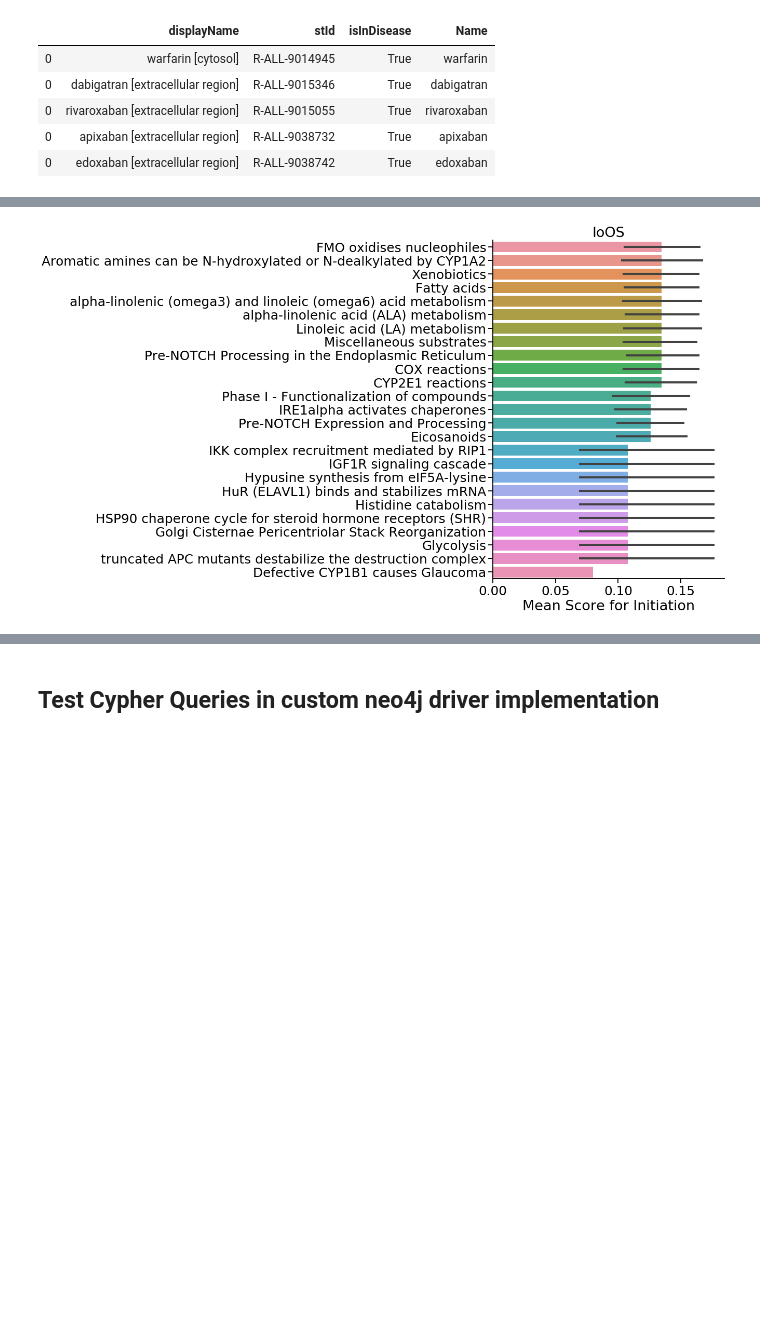
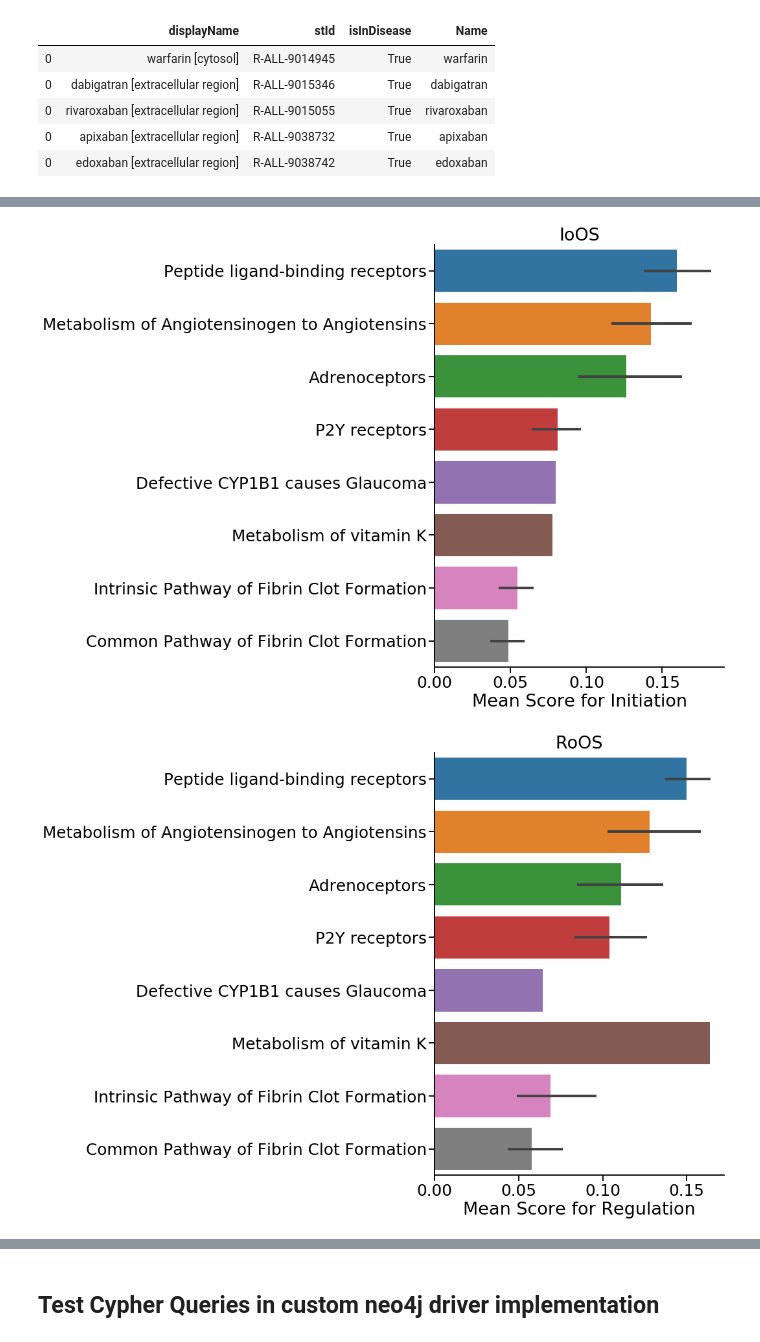
Before and after one commit to pinglab-intern/caseolap-pipeline, a Jupyter notebook: Explore_Drug_chemical_OxStress.ipynb, the cells around one changed output, grey strips where cells are left out. Saved outputs shown, nothing was run; the diff lists cells and outputs as text; code cells hidden in the pictures; blank space fills up the shorter version.

Commit message:
:pencil: drug to pathway connection specified

```diff
--- a/Explore_Drug_chemical_OxStress.ipynb
+++ b/Explore_Drug_chemical_OxStress.ipynb
@@ -151,0 +147,4 @@ pathways.to_csv('output/drug_reactome_pathways_caseolap.csv', index=False)
+# %%
+reactions = pd.read_csv('output/drug_reactome_reactions_caseolap.csv')
+print('Drugs remaining:', reactions.Drug.nunique())
+pd.DataFrame(reactions.groupby('Pathway').Drug.nunique()).sort_values(by='Drug', ascending=False)
@@ -152,24 +163,72 @@ pathways.to_csv('output/drug_reactome_pathways_caseolap.csv', index=False)
 # %%
+
+
+
 # Pathway by sum score in each category
 pathways_IoOS = pd.DataFrame(
-    pathways.groupby('Pathway').IoOS.mean()
+    reactions.groupby('Pathway').IoOS.mean()
 ).reset_index().sort_values(by='IoOS', ascending=False)
 pathways_IoOS.head()
 
 # Plotting top 15 and bottom 10 pathways
 sns.set_context('talk', font_scale=1.5)
 fig, ax = plt.subplots(figsize=(8, 12))
 sns.barplot(
     y='Pathway',
     x='IoOS',
-    order=pd.concat([pathways_IoOS.head(15), pathways_IoOS.tail(10)]).Pathway,
-    data=pathways,
+    order=pd.concat([pathways_IoOS.head(15), pathways_IoOS.tail(10)]).drop_duplicates().Pathway,
+    data=reactions,
     ax=ax
 )
 ax.set_xlabel('Mean Score for Initiation')
 ax.set_ylabel('')
 ax.set_title('IoOS')
 
 sns.despine()
+
+
+# Pathway by sum score in each category
+pathways_RoOS = pd.DataFrame(
+    reactions.groupby('Pathway').RoOS.mean()
+).reset_index().sort_values(by='RoOS', ascending=False)
+pathways_IoOS.head()
+
+# Plotting top 15 and bottom 10 pathways
+sns.set_context('talk', font_scale=1.5)
+fig, ax = plt.subplots(figsize=(8, 12))
+sns.barplot(
+    y='Pathway',
+    x='RoOS',
+    order=pd.concat([pathways_IoOS.head(15), pathways_IoOS.tail(10)]).drop_duplicates().Pathway,
+    data=reactions,
+    ax=ax
+)
+ax.set_xlabel('Mean Score for Regulation')
+ax.set_ylabel('')
+ax.set_title('RoOS')
+
+sns.despine()
+
+# Pathway by sum score in each category
+pathways_OoOS = pd.DataFrame(
+    reactions.groupby('Pathway').OoOS.mean()
+).reset_index().sort_values(by='OoOS', ascending=False)
+
+# Plotting top 15 and bottom 10 pathways
+sns.set_context('talk', font_scale=1.5)
+fig, ax = plt.subplots(figsize=(8, 12))
+sns.barplot(
+    y='Pathway',
+    x='OoOS',
+    order=pd.concat([pathways_IoOS.head(15), pathways_IoOS.tail(10)]).drop_duplicates().Pathway,
+    data=reactions,
+    ax=ax
+)
+ax.set_xlabel('Mean Score for Outcomes')
+ax.set_ylabel('')
+ax.set_title('OoOS')
+
+sns.despine()
 # %% [output]
-[figure, old version]
+[figure, new version]
+[figure, added]
```
Also changed, not shown: parts of 23 cells of this notebook, 2 other files.
